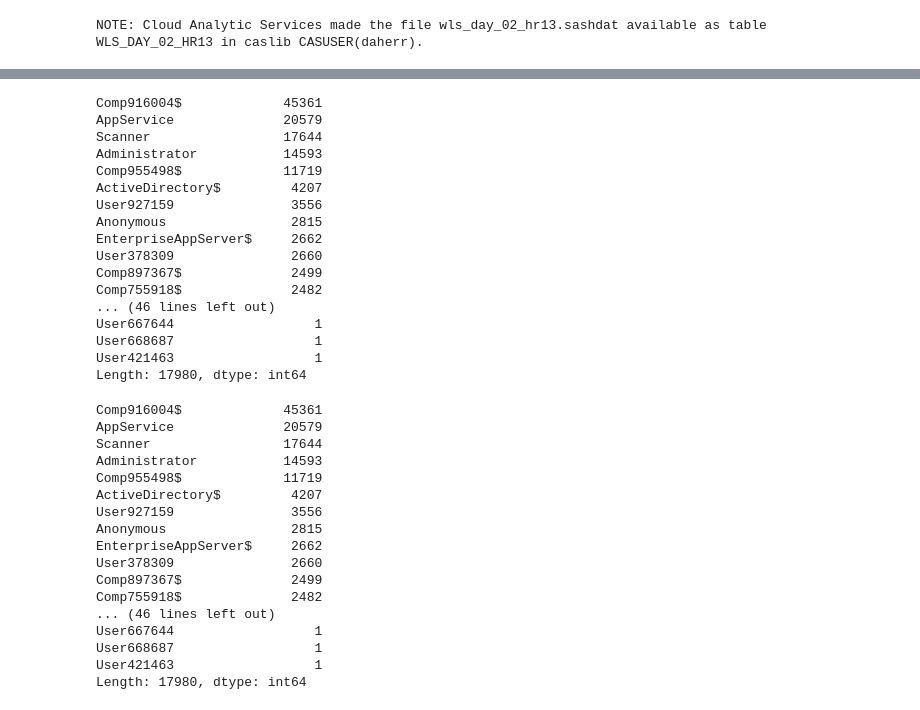
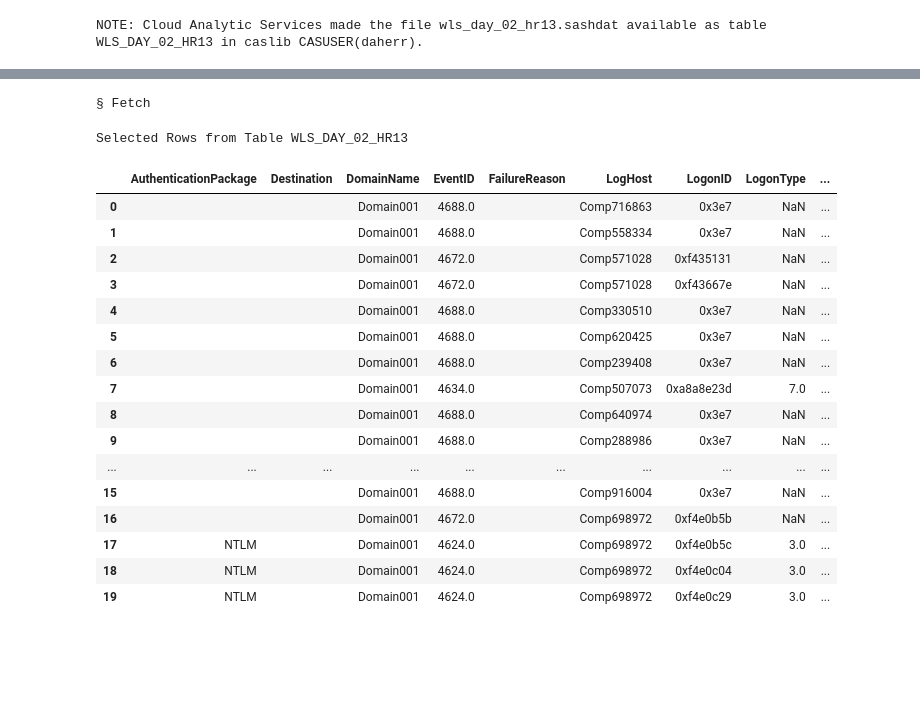
Before and after one commit to sascommunities/sas-global-forum-2019, a Jupyter notebook: 3601-2019-Herrick/notebooks/04_AddPeerGrouping.ipynb, the cells around one changed output, grey strips where cells are left out. Cells and saved outputs as stored; diff of their text form; code cells hidden in the pictures; blank space fills up the shorter version.

Commit message:
Notebook updates, added new packages, and modified the container run script to give it a name.

```diff
--- a/3601-2019-Herrick/notebooks/04_AddPeerGrouping.ipynb
+++ b/3601-2019-Herrick/notebooks/04_AddPeerGrouping.ipynb
@@ -58,20 +22,0 @@ len(hostData)
-# %%
-filledUsers.UserName.value_counts()
-# %% [output]
-Comp916004$             45361
-AppService              20579
-Scanner                 17644
-Administrator           14593
-Comp955498$             11719
-ActiveDirectory$         4207
-User927159               3556
-Anonymous                2815
-EnterpriseAppServer$     2662
-User378309               2660
-Comp897367$              2499
-Comp755918$              2482
-... (46 lines left out)
-User667644                  1
-User668687                  1
-User421463                  1
-Length: 17980, dtype: int64
@@ -82,20 +22,0 @@ systemUsers = filledUsers[filledUsers.UserName.str.contains('$')]
-# %%
-systemUsers.UserName.value_counts()
-# %% [output]
-Comp916004$             45361
-AppService              20579
-Scanner                 17644
-Administrator           14593
-Comp955498$             11719
-ActiveDirectory$         4207
-User927159               3556
-Anonymous                2815
-EnterpriseAppServer$     2662
-User378309               2660
-Comp897367$              2499
-Comp755918$              2482
-... (46 lines left out)
-User667644                  1
-User668687                  1
-User421463                  1
-Length: 17980, dtype: int64
@@ -112,0 +23,22 @@ plt.show()
+# %%
+conn.fetch(table={'name':'wls_day_02_hr13'}, maxrows=20)
+# %% [output]
+§ Fetch
+Selected Rows from Table WLS_DAY_02_HR13
+|  | AuthenticationPackage | Destination | DomainName | EventID | FailureReason | LogHost | LogonID | LogonType | ... |
+| 0 |  |  | Domain001 | 4688.0 |  | Comp716863 | 0x3e7 | NaN | ... |
+| 1 |  |  | Domain001 | 4688.0 |  | Comp558334 | 0x3e7 | NaN | ... |
+| 2 |  |  | Domain001 | 4672.0 |  | Comp571028 | 0xf435131 | NaN | ... |
+| 3 |  |  | Domain001 | 4672.0 |  | Comp571028 | 0xf43667e | NaN | ... |
+| 4 |  |  | Domain001 | 4688.0 |  | Comp330510 | 0x3e7 | NaN | ... |
+| 5 |  |  | Domain001 | 4688.0 |  | Comp620425 | 0x3e7 | NaN | ... |
+| 6 |  |  | Domain001 | 4688.0 |  | Comp239408 | 0x3e7 | NaN | ... |
+| 7 |  |  | Domain001 | 4634.0 |  | Comp507073 | 0xa8a8e23d | 7.0 | ... |
+| 8 |  |  | Domain001 | 4688.0 |  | Comp640974 | 0x3e7 | NaN | ... |
+| 9 |  |  | Domain001 | 4688.0 |  | Comp288986 | 0x3e7 | NaN | ... |
+| ... | ... | ... | ... | ... | ... | ... | ... | ... | ... |
+| 15 |  |  | Domain001 | 4688.0 |  | Comp916004 | 0x3e7 | NaN | ... |
+| 16 |  |  | Domain001 | 4672.0 |  | Comp698972 | 0xf4e0b5b | NaN | ... |
+| 17 | NTLM |  | Domain001 | 4624.0 |  | Comp698972 | 0xf4e0b5c | 3.0 | ... |
+| 18 | NTLM |  | Domain001 | 4624.0 |  | Comp698972 | 0xf4e0c04 | 3.0 | ... |
+| 19 | NTLM |  | Domain001 | 4624.0 |  | Comp698972 | 0xf4e0c29 | 3.0 | ... |
```
Also changed, not shown: parts of 15 cells of this notebook, 6 other files.
